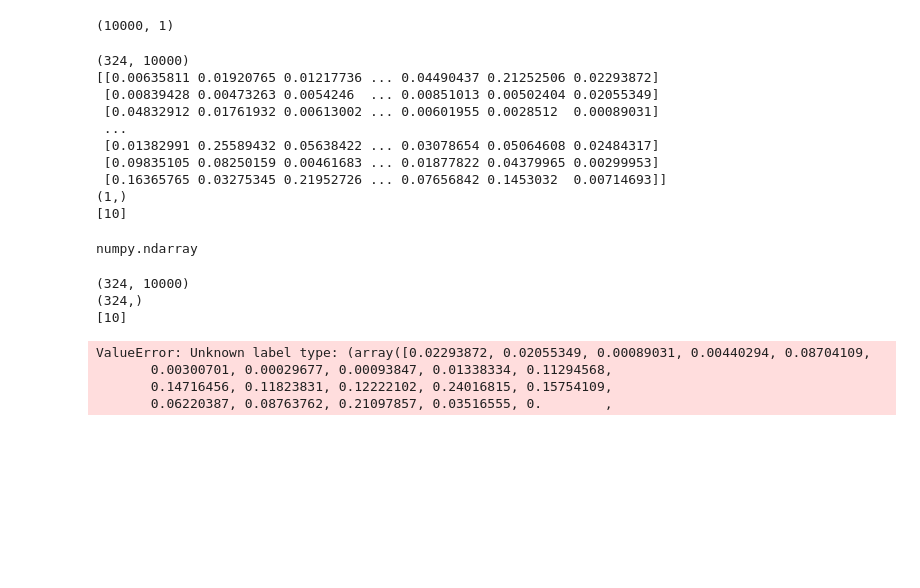
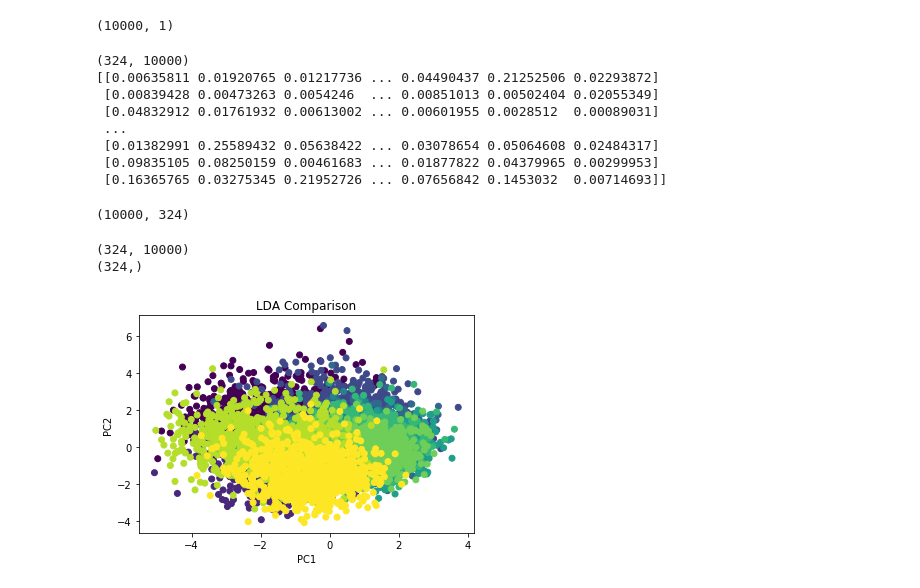
Before and after one commit to codingWithAndy/CSCM45-Big_Data_and_Machine_Learning, a Jupyter notebook: Assignment/Assignment 2.ipynb, the cells around one changed output. Saved outputs shown, nothing was run; the diff lists cells and outputs as text; code cells hidden in the pictures; blank space fills up the shorter version.

```diff
--- a/Assignment/Assignment 2.ipynb
+++ b/Assignment/Assignment 2.ipynb
@@ -19,6 +19,9 @@ trainLabels = np.load('trnLabel.npy')
 testImages = np.load('tstImage.npy')
 testLabels = np.load('tstLabel.npy')
 
+testLabels = testLabels - 1
+trainLabels = trainLabels -1
+
 print(trainLabels.shape)
 # %% [output]
 (10000, 1)
@@ -30,19 +33,24 @@ def computeFeatures(image):
     return hog_feature, hog_as_image
 # %%
 my_array = np.zeros((324, 10000))
-labels_array = np.zeros(10000,)
+my_test_array = np.zeros((324, 1000))
+#labels_array = np.zeros(10000,)
 
 for i in range(10000):
     features, hog_image = computeFeatures(trainImages[:,:,:,i])
     my_array[:, i] = features
 
-for i in range(10000):
-    labels_array = trainLabels[i]
+for x in range(1000):
+    features, hog_image = computeFeatures(testImages[:,:,:,x])
+    my_test_array[:, x] = features
+
+#for i in range(10000):
+#    labels_array = trainLabels[i]
 
 print(my_array.shape)
 print(my_array)
-print(labels_array.shape)
-print(labels_array)
+#print(labels_array.shape)
+#print(labels_array)
 # %% [output]
 (324, 10000)
 [[0.00635811 0.01920765 0.01217736 ... 0.04490437 0.21252506 0.02293872]
@@ -52,9 +60,3 @@ print(labels_array)
  [0.01382991 0.25589432 0.05638422 ... 0.03078654 0.05064608 0.02484317]
  [0.09835105 0.08250159 0.00461683 ... 0.01877822 0.04379965 0.00299953]
  [0.16365765 0.03275345 0.21952726 ... 0.07656842 0.1453032  0.00714693]]
-(1,)
-[10]
-# %%
-type(features)
-# %% [output]
-numpy.ndarray
@@ -61,25 +68,25 @@ numpy.ndarray
+# %%
+new_my_array.shape
+# %% [output]
+(10000, 324)
 # %%
-LDA = LinearDiscriminantAnalysis(n_components=2)
+LDA = LinearDiscriminantAnalysis() #n_components=40
 
 print(my_array.shape)
 print(features.shape)
-print(labels_array)
+#print(labels_array)
 
-LDA.fit(my_array, features)
+LDA.fit(new_my_array, trainLabels.ravel())
 
-x = LDA.transform(my_array)
+lda_new_train_data = LDA.transform(new_my_array)
 
-plt.scatter(x[:, 0], x[:, 1], c=features)
+plt.scatter(lda_new_train_data[:, 0], lda_new_train_data[:, 1], c=trainLabels.ravel())
 plt.xlabel('PC1')
 plt.ylabel('PC2')
-plt.title('PCA Comparison')
+plt.title('LDA Comparison')
 plt.show()
 # %% [output]
 (324, 10000)
 (324,)
-[10]
-ValueError: Unknown label type: (array([0.02293872, 0.02055349, 0.00089031, 0.00440294, 0.08704109,
-       0.00300701, 0.00029677, 0.00093847, 0.01338334, 0.11294568,
-       0.14716456, 0.11823831, 0.12222102, 0.24016815, 0.15754109,
-       0.06220387, 0.08763762, 0.21097857, 0.03516555, 0.        ,
+[figure, added]
 # %%
```
Also changed, not shown: parts of 8 cells of this notebook, 3 other files.
